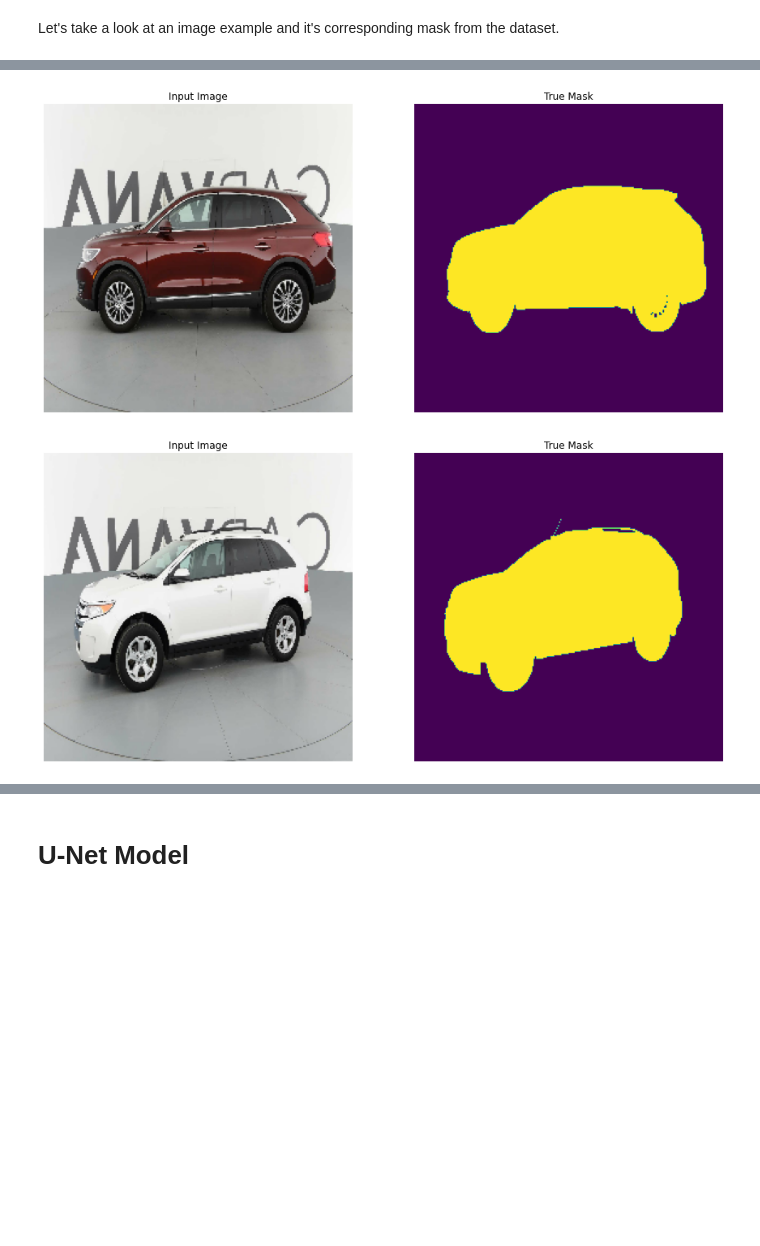
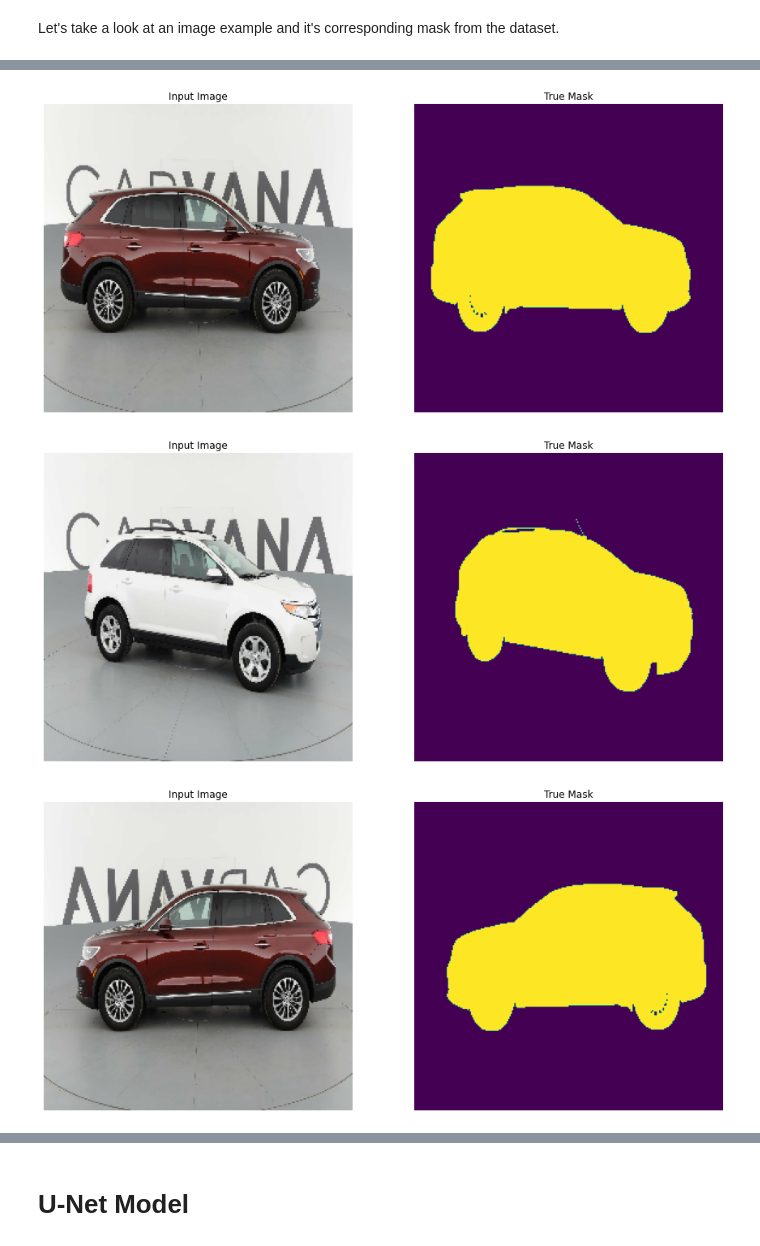
Before and after one commit to wanaguirre/Image-Segmentation-Example--U-Net-, a Jupyter notebook: Notebooks/Image-Segmentation-Carvana.ipynb, the cells around one changed output, grey strips where cells are left out. Drawn from its saved outputs; the diff is of its cells as text; code cells hidden in the pictures; blank space fills up the shorter version.

```diff
--- a/Notebooks/Image-Segmentation-Carvana.ipynb
+++ b/Notebooks/Image-Segmentation-Carvana.ipynb
@@ -240,14 +240,18 @@ def display(display_list, save=''):
         plt.title(title[i])
         plt.imshow(tf.keras.preprocessing.image.array_to_img(display_list[i]))
         plt.axis('off')
+        # if save!='':
+        #     plt.savefig(f"images/{save}{i}.png", bbox_inches="tight", dpi=500)
 
-    if save!='':
-        plt.savefig(f"/images/{save}.png", bbox_inches="tight", dpi=500)
+    # if save!='':
+    #     plt.savefig(f"images/{save}.png", bbox_inches="tight", dpi=500)
 
     plt.show()
 # %%
-for i in range(3):
+for i in range(4):
+   a = 0
    for image, mask in train.take(i):
-        sample_image, sample_mask = image, mask
-        display([sample_image, sample_mask])
+      sample_image, sample_mask = image, mask
+      display([sample_image, sample_mask], f'examples{a}')
+      a += 1
 # %% [output]
@@ -255,2 +259,3 @@ for i in range(3):
-[figure, old version]
+[figure, new version]
-[figure, old version]
+[figure, new version]
+[figure, added]
```
Also changed, not shown: parts of 1 cell of this notebook, 2 other files.
